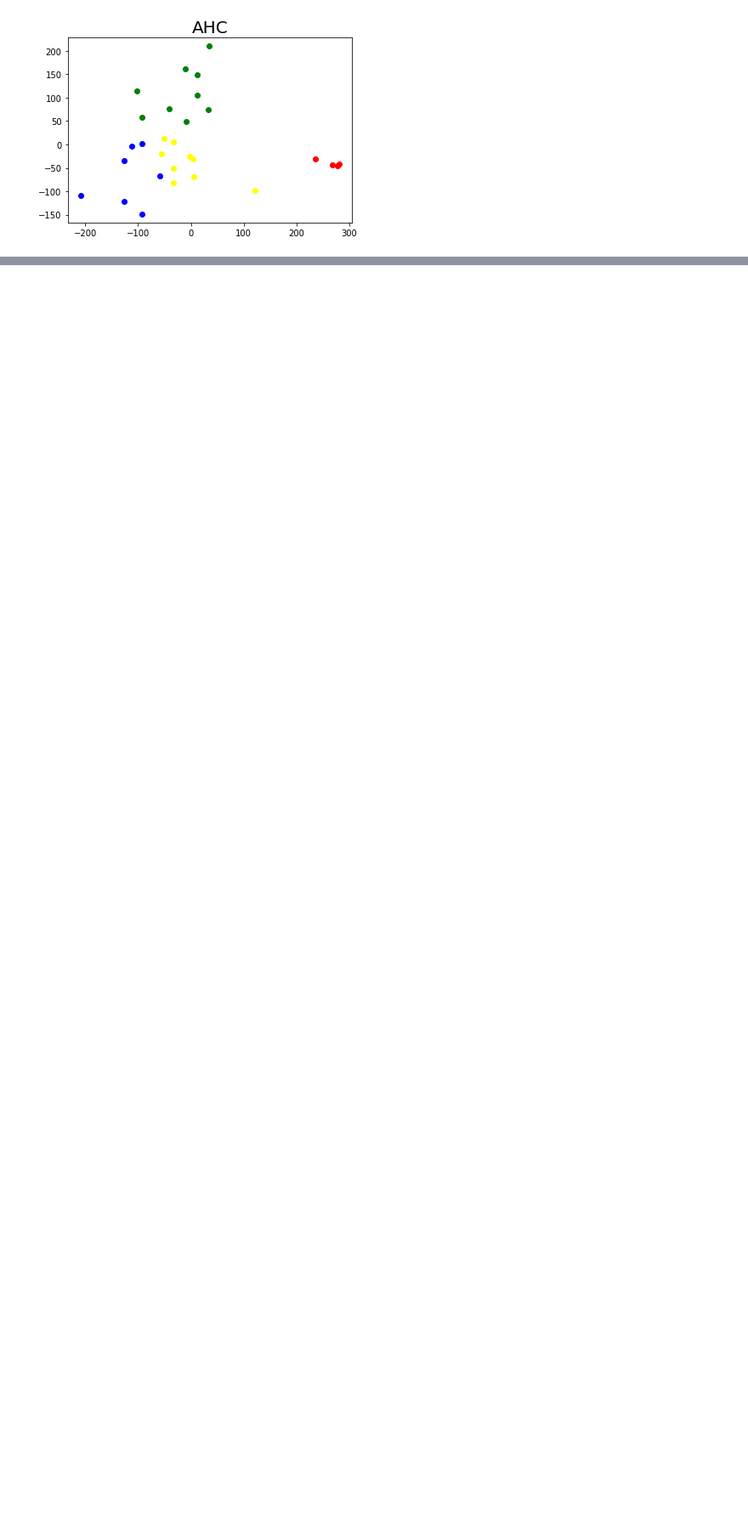
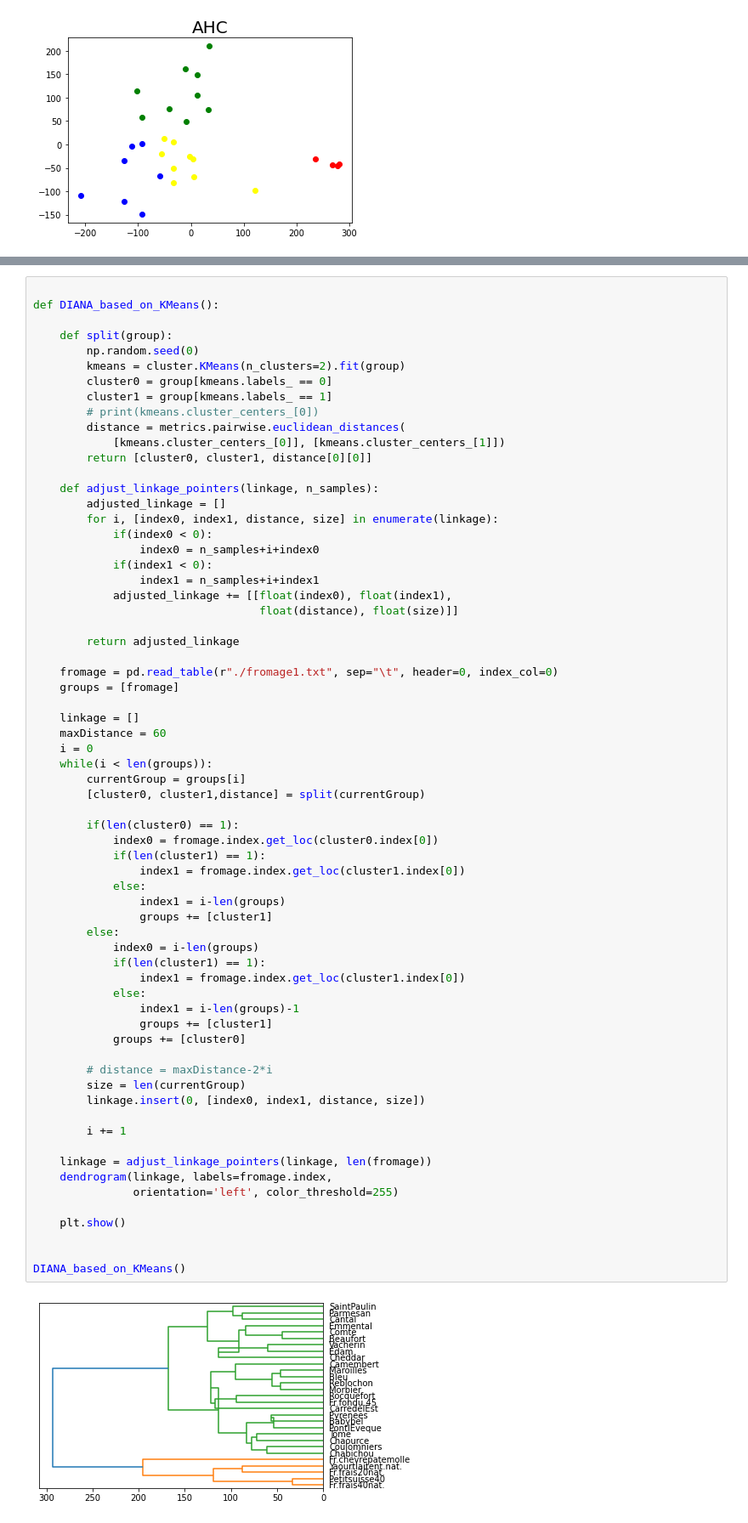
Before and after one commit to achourali/data-mining-labs, a Jupyter notebook: lab4.ipynb, the cells around one changed output, grey strips where cells are left out. Shown at 85% size. Saved outputs shown, nothing was run; the diff lists cells and outputs as text; blank space fills up the shorter version.

Commit message:
add DIANA based on kmeans

```diff
--- a/lab4.ipynb
+++ b/lab4.ipynb
@@ -184,0 +188,68 @@ for couleur, k in zip(['red','green',  'blue', 'yellow'], [1,2,3,4]):
+# %%
+
+def DIANA_based_on_KMeans():
+
+    def split(group):
+        np.random.seed(0)
+        kmeans = cluster.KMeans(n_clusters=2).fit(group)
+        cluster0 = group[kmeans.labels_ == 0]
+        cluster1 = group[kmeans.labels_ == 1]
+        # print(kmeans.cluster_centers_[0])
+        distance = metrics.pairwise.euclidean_distances(
+            [kmeans.cluster_centers_[0]], [kmeans.cluster_centers_[1]])
+        return [cluster0, cluster1, distance[0][0]]
+
+    def adjust_linkage_pointers(linkage, n_samples):
+        adjusted_linkage = []
+        for i, [index0, index1, distance, size] in enumerate(linkage):
+            if(index0 < 0):
+                index0 = n_samples+i+index0
+            if(index1 < 0):
+                index1 = n_samples+i+index1
+            adjusted_linkage += [[float(index0), float(index1),
+                                  float(distance), float(size)]]
+
+        return adjusted_linkage
+
+    fromage = pd.read_table(r"./fromage1.txt", sep="\t", header=0, index_col=0)
+    groups = [fromage]
+
+    linkage = []
+    maxDistance = 60
+    i = 0
+    while(i < len(groups)):
+        currentGroup = groups[i]
+        [cluster0, cluster1,distance] = split(currentGroup)
+
+        if(len(cluster0) == 1):
+            index0 = fromage.index.get_loc(cluster0.index[0])
+            if(len(cluster1) == 1):
+                index1 = fromage.index.get_loc(cluster1.index[0])
+            else:
+                index1 = i-len(groups)
+                groups += [cluster1]
+        else:
+            index0 = i-len(groups)
+            if(len(cluster1) == 1):
+                index1 = fromage.index.get_loc(cluster1.index[0])
+            else:
+                index1 = i-len(groups)-1
+                groups += [cluster1]
+            groups += [cluster0]
+
+        # distance = maxDistance-2*i
+        size = len(currentGroup)
+        linkage.insert(0, [index0, index1, distance, size])
+
+        i += 1
+
+    linkage = adjust_linkage_pointers(linkage, len(fromage))
+    dendrogram(linkage, labels=fromage.index,
+               orientation='left', color_threshold=255)
+
+    plt.show()
+
+
+DIANA_based_on_KMeans()
+# %% [output]
+[figure, added]
```
Also changed, not shown: parts of 2 cells of this notebook, 1 other file.
